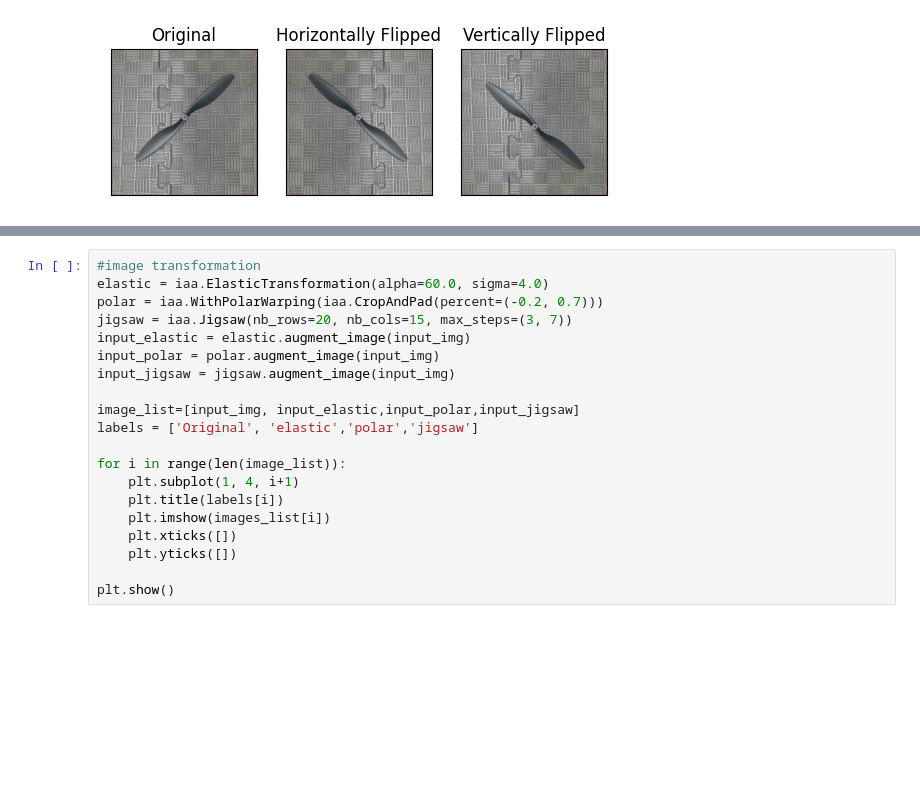
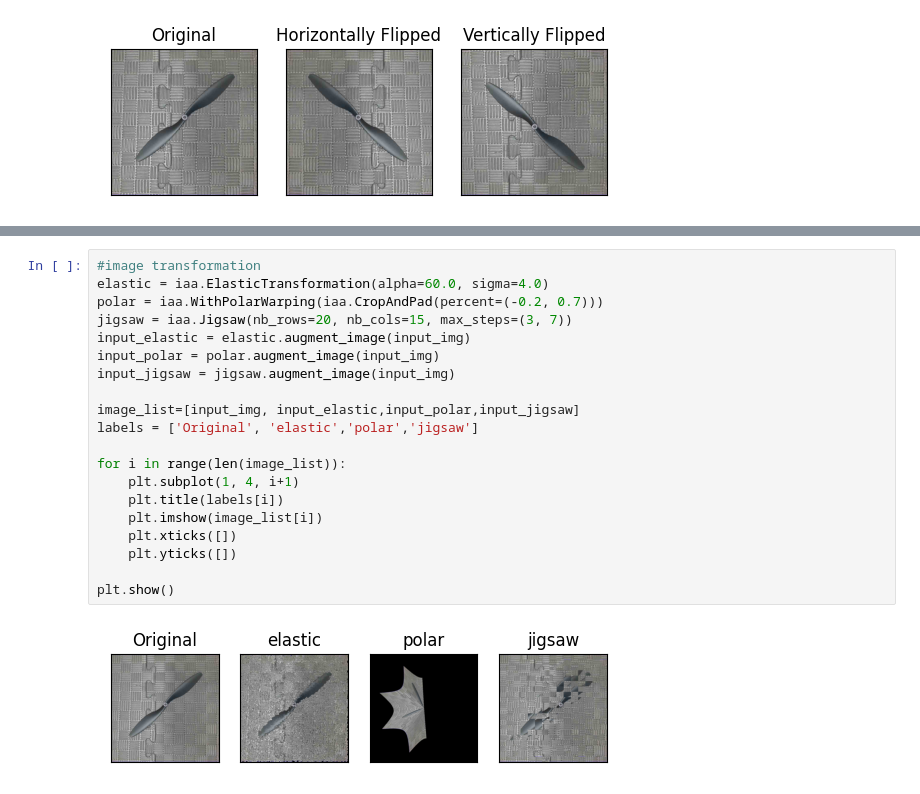
Before and after one commit to RizwanRumi/MSC_Thesis_task, a Jupyter notebook: Augmentation/augmentation.ipynb, the cells around one changed output, grey strips where cells are left out. Cells and saved outputs as stored; diff of their text form; blank space fills up the shorter version.

```diff
--- a/Augmentation/augmentation.ipynb
+++ b/Augmentation/augmentation.ipynb
@@ -195,20 +186,22 @@ plt.show()
 # %%
 #image transformation
 elastic = iaa.ElasticTransformation(alpha=60.0, sigma=4.0)
 polar = iaa.WithPolarWarping(iaa.CropAndPad(percent=(-0.2, 0.7)))
 jigsaw = iaa.Jigsaw(nb_rows=20, nb_cols=15, max_steps=(3, 7))
 input_elastic = elastic.augment_image(input_img)
 input_polar = polar.augment_image(input_img)
 input_jigsaw = jigsaw.augment_image(input_img)
 
 image_list=[input_img, input_elastic,input_polar,input_jigsaw]
 labels = ['Original', 'elastic','polar','jigsaw']
 
 for i in range(len(image_list)):
     plt.subplot(1, 4, i+1)
     plt.title(labels[i])
-    plt.imshow(images_list[i])
+    plt.imshow(image_list[i])
     plt.xticks([])
     plt.yticks([])
 
 plt.show()
+# %% [output]
+[figure, added]
```
Also changed, not shown: parts of 5 cells of this notebook, 1 other file.
